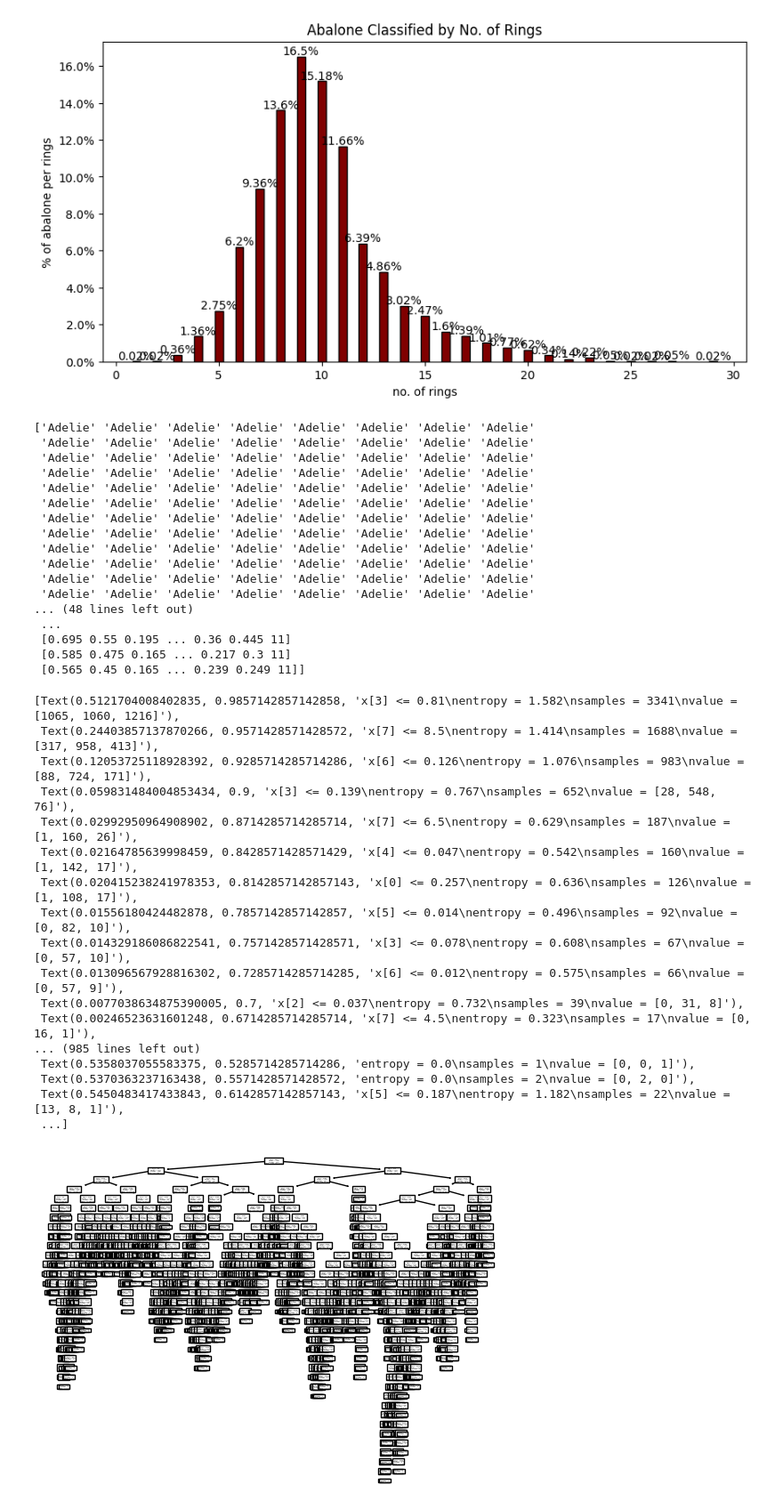
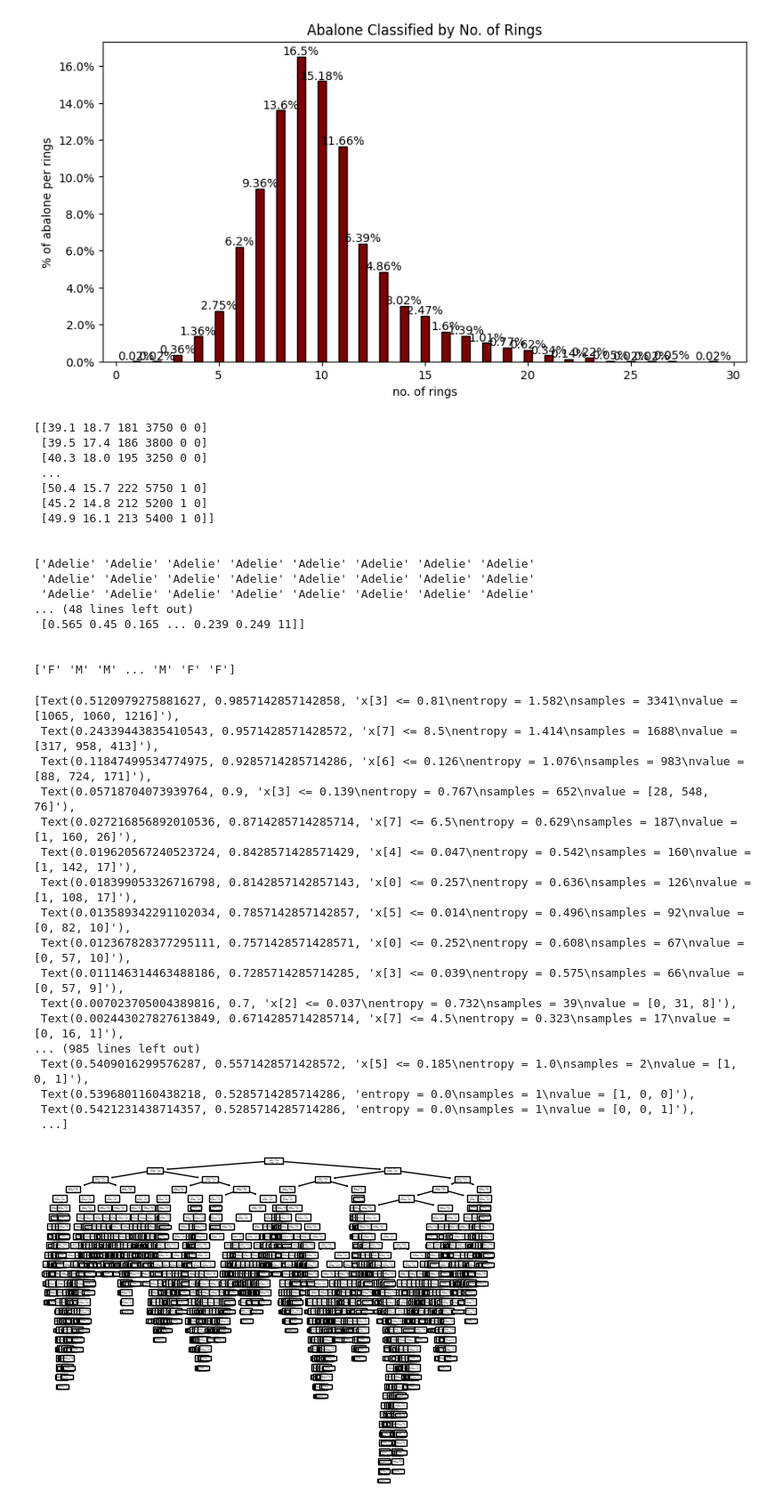
Before and after one commit to cindykhin/472_Assignment1, a Jupyter notebook: assignement1.ipynb, the cells around one changed output. Shown: that part at 89% size. Saved outputs shown, nothing was run; the diff lists cells and outputs as text; code cells hidden in the pictures.

```diff
--- a/assignement1.ipynb
+++ b/assignement1.ipynb
@@ -10,7 +10,7 @@ from sklearn.model_selection import train_test_split
 # %%
 import pandas as pd
 
-pathPenguins =  input("Enter path to abaguins.csv file: ")
+pathPenguins =  input("Enter path to penguins.csv file: ")
 penguins = pd.read_csv(pathPenguins)
 
 print(penguins.columns)
@@ -554,13 +554,13 @@ abalone_array = abalone.to_numpy()
 # %%
 #part 3
 
-X_pen = penguins_array[:, 0]
-Y_pen= penguins_array[:, 1:7]
+X_pen = penguins_array[:, 1:7]
+Y_pen= penguins_array[:, 0]
 
 
 
-X_aba = abalone_array[:, 0]
-Y_aba = abalone_array[:, 1:9]
+X_aba = abalone_array[:, 1:9]
+Y_aba = abalone_array[:, 0]
 
 
 #le = preprocessing.LabelEncoder()
@@ -576,55 +576,55 @@ print(X_aba)
 print('\n')
 print(Y_aba)
 # %% [output]
+[[39.1 18.7 181 3750 0 0]
+ [39.5 17.4 186 3800 0 0]
+ [40.3 18.0 195 3250 0 0]
+ ...
+ [50.4 15.7 222 5750 1 0]
+ [45.2 14.8 212 5200 1 0]
+ [49.9 16.1 213 5400 1 0]]
+
+
 ['Adelie' 'Adelie' 'Adelie' 'Adelie' 'Adelie' 'Adelie' 'Adelie' 'Adelie'
  'Adelie' 'Adelie' 'Adelie' 'Adelie' 'Adelie' 'Adelie' 'Adelie' 'Adelie'
  'Adelie' 'Adelie' 'Adelie' 'Adelie' 'Adelie' 'Adelie' 'Adelie' 'Adelie'
- 'Adelie' 'Adelie' 'Adelie' 'Adelie' 'Adelie' 'Adelie' 'Adelie' 'Adelie'
- 'Adelie' 'Adelie' 'Adelie' 'Adelie' 'Adelie' 'Adelie' 'Adelie' 'Adelie'
- 'Adelie' 'Adelie' 'Adelie' 'Adelie' 'Adelie' 'Adelie' 'Adelie' 'Adelie'
- 'Adelie' 'Adelie' 'Adelie' 'Adelie' 'Adelie' 'Adelie' 'Adelie' 'Adelie'
- 'Adelie' 'Adelie' 'Adelie' 'Adelie' 'Adelie' 'Adelie' 'Adelie' 'Adelie'
- 'Adelie' 'Adelie' 'Adelie' 'Adelie' 'Adelie' 'Adelie' 'Adelie' 'Adelie'
- 'Adelie' 'Adelie' 'Adelie' 'Adelie' 'Adelie' 'Adelie' 'Adelie' 'Adelie'
- 'Adelie' 'Adelie' 'Adelie' 'Adelie' 'Adelie' 'Adelie' 'Adelie' 'Adelie'
- 'Adelie' 'Adelie' 'Adelie' 'Adelie' 'Adelie' 'Adelie' 'Adelie' 'Adelie'
 ... (48 lines left out)
- ...
- [0.695 0.55 0.195 ... 0.36 0.445 11]
- [0.585 0.475 0.165 ... 0.217 0.3 11]
  [0.565 0.45 0.165 ... 0.239 0.249 11]]
+
+
+['F' 'M' 'M' ... 'M' 'F' 'F']
 # %%
-X_pen_train, X_pen_test, y_pen_train, y_pen_test = train_test_split(Y_pen, X_pen, test_size=0.2, random_state=0) #split Dataset of penguin
-X_aba_train, X_aba_test, y_aba_train, y_aba_test = train_test_split(Y_aba, X_aba, test_size=0.2, random_state=0) #split dataset of abalone
+X_pen_train, X_pen_test, y_pen_train, y_pen_test = train_test_split(X_pen, Y_pen, test_size=0.2, random_state=0) #split Dataset of penguin
+X_aba_train, X_aba_test, y_aba_train, y_aba_test = train_test_split(X_aba, Y_aba, test_size=0.2, random_state=0) #split dataset of abalone
 
 #print decision tree of penguin dataset
 dtc = tree.DecisionTreeClassifier(criterion="entropy")
 dtc.fit(X_pen_train, y_pen_train)
 tree.plot_tree(dtc)
 
 #print decision tree of abalone dataset
-dtc = tree.DecisionTreeClassifier(criterion="entropy")
-dtc.fit(X_aba_train, y_aba_train)
-tree.plot_tree(dtc)
+dtc2 = tree.DecisionTreeClassifier(criterion="entropy")
+dtc2.fit(X_aba_train, y_aba_train)
+tree.plot_tree(dtc2)
 # %% [output]
-[Text(0.5121704008402835, 0.9857142857142858, 'x[3] <= 0.81\nentropy = 1.582\nsamples = 3341\nvalue = [1065, 1060, 1216]'),
- Text(0.24403857137870266, 0.9571428571428572, 'x[7] <= 8.5\nentropy = 1.414\nsamples = 1688\nvalue = [317, 958, 413]'),
- Text(0.12053725118928392, 0.9285714285714286, 'x[6] <= 0.126\nentropy = 1.076\nsamples = 983\nvalue = [88, 724, 171]'),
- Text(0.059831484004853434, 0.9, 'x[3] <= 0.139\nentropy = 0.767\nsamples = 652\nvalue = [28, 548, 76]'),
- Text(0.02992950964908902, 0.8714285714285714, 'x[7] <= 6.5\nentropy = 0.629\nsamples = 187\nvalue = [1, 160, 26]'),
- Text(0.02164785639998459, 0.8428571428571429, 'x[4] <= 0.047\nentropy = 0.542\nsamples = 160\nvalue = [1, 142, 17]'),
- Text(0.020415238241978353, 0.8142857142857143, 'x[0] <= 0.257\nentropy = 0.636\nsamples = 126\nvalue = [1, 108, 17]'),
- Text(0.01556180424482878, 0.7857142857142857, 'x[5] <= 0.014\nentropy = 0.496\nsamples = 92\nvalue = [0, 82, 10]'),
- Text(0.014329186086822541, 0.7571428571428571, 'x[3] <= 0.078\nentropy = 0.608\nsamples = 67\nvalue = [0, 57, 10]'),
- Text(0.013096567928816302, 0.7285714285714285, 'x[6] <= 0.012\nentropy = 0.575\nsamples = 66\nvalue = [0, 57, 9]'),
- Text(0.0077038634875390005, 0.7, 'x[2] <= 0.037\nentropy = 0.732\nsamples = 39\nvalue = [0, 31, 8]'),
- Text(0.00246523631601248, 0.6714285714285714, 'x[7] <= 4.5\nentropy = 0.323\nsamples = 17\nvalue = [0, 16, 1]'),
+[Text(0.5120979275881627, 0.9857142857142858, 'x[3] <= 0.81\nentropy = 1.582\nsamples = 3341\nvalue = [1065, 1060, 1216]'),
+ Text(0.24339443835410543, 0.9571428571428572, 'x[7] <= 8.5\nentropy = 1.414\nsamples = 1688\nvalue = [317, 958, 413]'),
+ Text(0.11847499534774975, 0.9285714285714286, 'x[6] <= 0.126\nentropy = 1.076\nsamples = 983\nvalue = [88, 724, 171]'),
+ Text(0.05718704073939764, 0.9, 'x[3] <= 0.139\nentropy = 0.767\nsamples = 652\nvalue = [28, 548, 76]'),
+ Text(0.027216856892010536, 0.8714285714285714, 'x[7] <= 6.5\nentropy = 0.629\nsamples = 187\nvalue = [1, 160, 26]'),
+ Text(0.019620567240523724, 0.8428571428571429, 'x[4] <= 0.047\nentropy = 0.542\nsamples = 160\nvalue = [1, 142, 17]'),
+ Text(0.018399053326716798, 0.8142857142857143, 'x[0] <= 0.257\nentropy = 0.636\nsamples = 126\nvalue = [1, 108, 17]'),
+ Text(0.013589342291102034, 0.7857142857142857, 'x[5] <= 0.014\nentropy = 0.496\nsamples = 92\nvalue = [0, 82, 10]'),
+ Text(0.012367828377295111, 0.7571428571428571, 'x[0] <= 0.252\nentropy = 0.608\nsamples = 67\nvalue = [0, 57, 10]'),
+ Text(0.011146314463488186, 0.7285714285714285, 'x[3] <= 0.039\nentropy = 0.575\nsamples = 66\nvalue = [0, 57, 9]'),
+ Text(0.007023705004389816, 0.7, 'x[2] <= 0.037\nentropy = 0.732\nsamples = 39\nvalue = [0, 31, 8]'),
+ Text(0.002443027827613849, 0.6714285714285714, 'x[7] <= 4.5\nentropy = 0.323\nsamples = 17\nvalue = [0, 16, 1]'),
 ... (985 lines left out)
- Text(0.5358037055583375, 0.5285714285714286, 'entropy = 0.0\nsamples = 1\nvalue = [0, 0, 1]'),
- Text(0.5370363237163438, 0.5571428571428572, 'entropy = 0.0\nsamples = 2\nvalue = [0, 2, 0]'),
- Text(0.5450483417433843, 0.6142857142857143, 'x[5] <= 0.187\nentropy = 1.182\nsamples = 22\nvalue = [13, 8, 1]'),
+ Text(0.5409016299576287, 0.5571428571428572, 'x[5] <= 0.185\nentropy = 1.0\nsamples = 2\nvalue = [1, 0, 1]'),
+ Text(0.5396801160438218, 0.5285714285714286, 'entropy = 0.0\nsamples = 1\nvalue = [1, 0, 0]'),
+ Text(0.5421231438714357, 0.5285714285714286, 'entropy = 0.0\nsamples = 1\nvalue = [0, 0, 1]'),
  ...]
-[figure, old version]
+[figure, new version]
 # %%
 # evaluate classifier
 y_pred = dtc.predict(X_pen_test)
```
Also changed, not shown: parts of 1 cell of this notebook, 17 other files.
